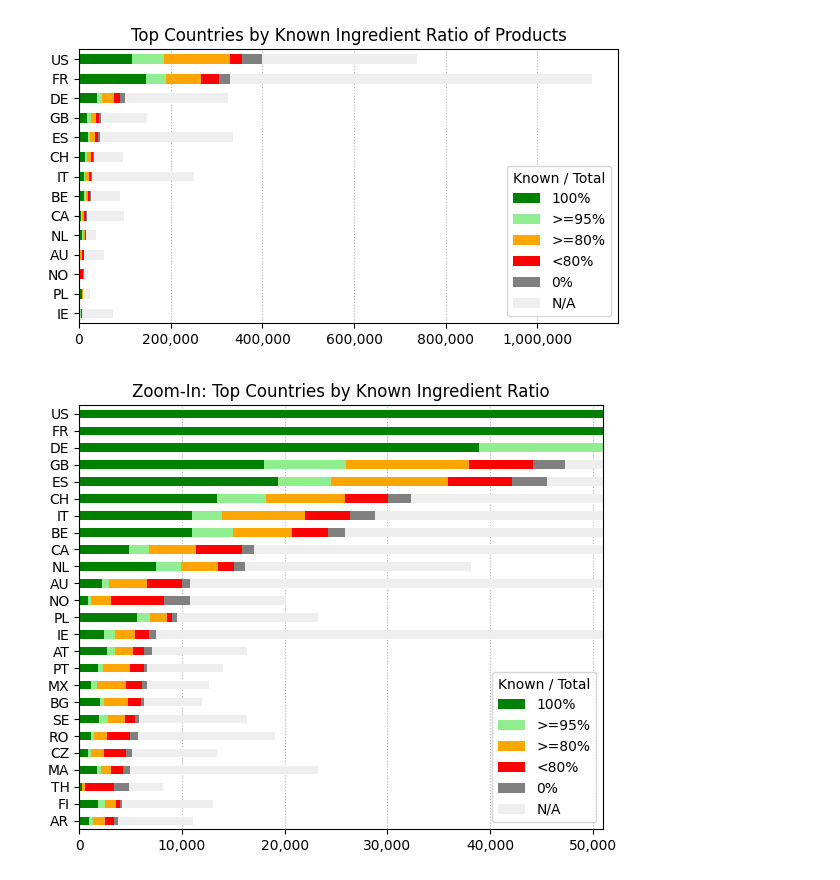
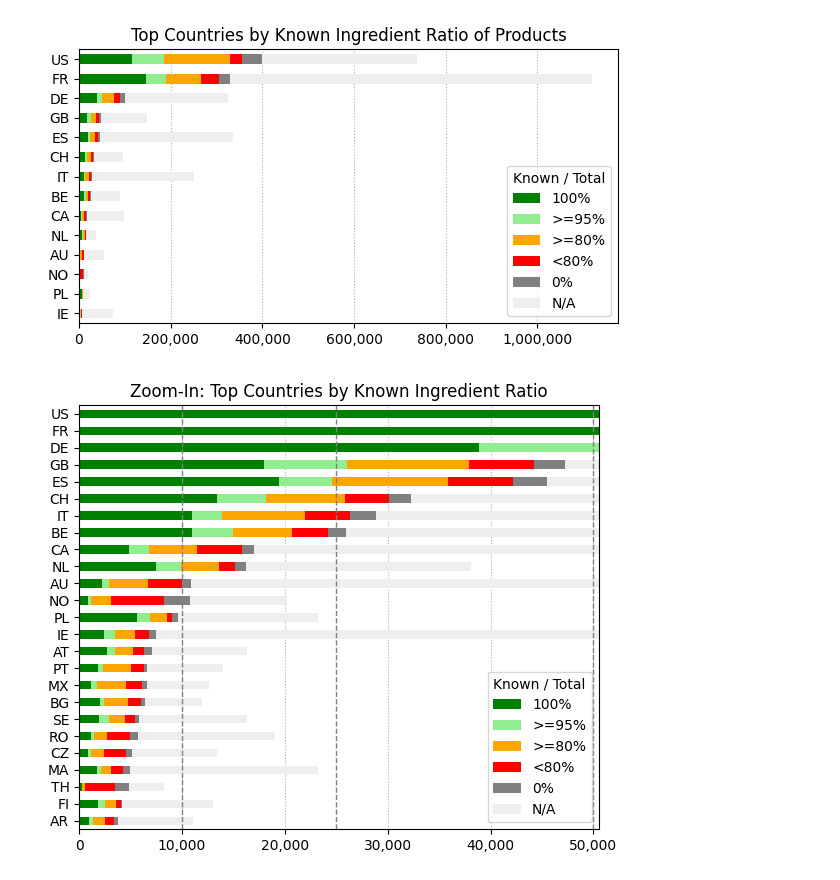
Before and after one commit to goerlitz/openfoodfacts-data-analysis, a Jupyter notebook: notebooks/15_ingredient_analysis3.ipynb, the cells around one changed output. Cells and saved outputs as stored; diff of their text form; code cells hidden in the pictures.

```diff
--- a/notebooks/15_ingredient_analysis3.ipynb
+++ b/notebooks/15_ingredient_analysis3.ipynb
@@ -331,17 +372,21 @@ plt.show()
 # %%
 fig, ax = plt.subplots(figsize=(6, 5))
 top_df[:25].plot.barh(stacked=True, ax=ax, color=colors)
 
 ax.invert_yaxis()
 ax.set_ylabel(None)
 ax.xaxis.set_major_formatter(lambda x, pos: f'{int(x):,}')
 
+plt.axvline(x=50000, linestyle='--', color='gray', linewidth=1)
+plt.axvline(x=25000, linestyle='--', color='gray', linewidth=1)
+plt.axvline(x=10000, linestyle='--', color='gray', linewidth=1)
+
 ax.set_axisbelow(True)
-plt.xlim(0, 51000)
+plt.xlim(0, 50500)
 plt.grid(axis='x', linestyle=':', linewidth=0.8)
 plt.legend(title="Known / Total")
 plt.title('Zoom-In: Top Countries by Known Ingredient Ratio')
 plt.tight_layout()
-plt.show()
+plt.savefig("top_countries_ingredient_ratio_zoom.png");
 # %% [output]
-[figure, old version]
+[figure, new version]
```
Also changed, not shown: parts of 8 cells of this notebook.
